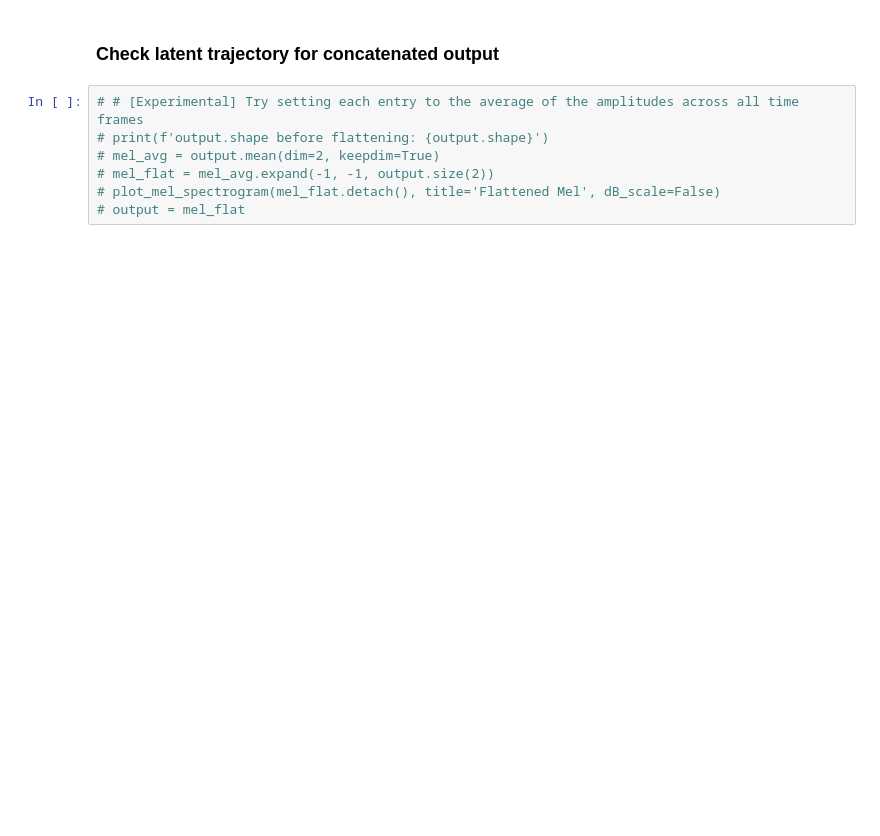
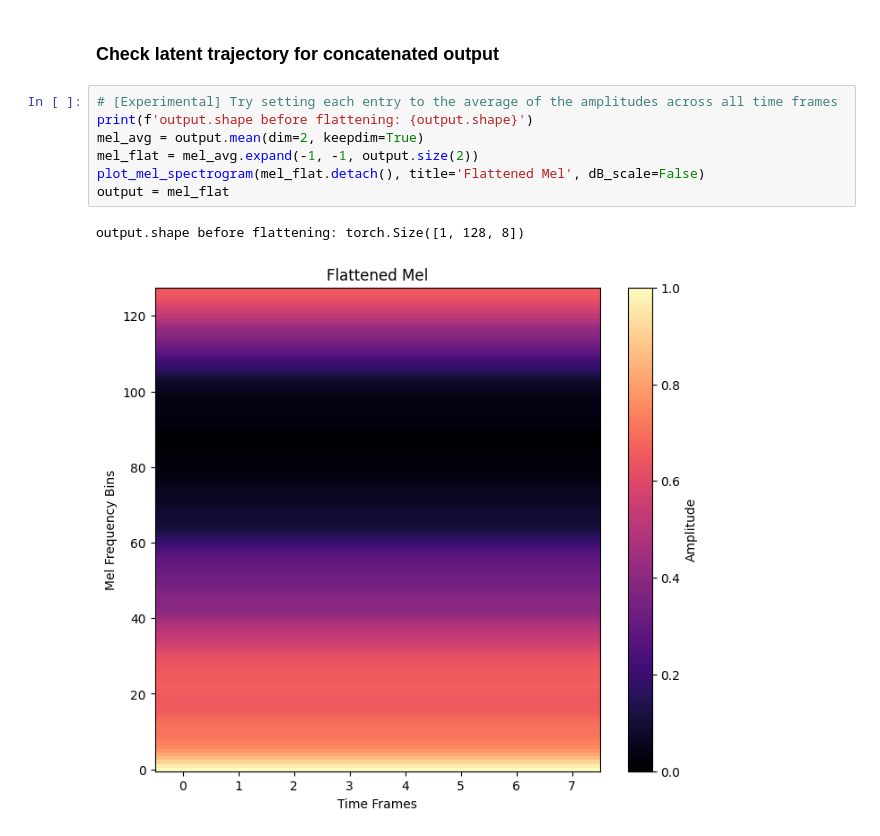
Before and after one commit to lfogarty98/XRAVE, a Jupyter notebook: visualize.ipynb, the cells around one changed output. Cells and saved outputs as stored; diff of their text form; blank space fills up the shorter version.

```diff
--- a/visualize.ipynb
+++ b/visualize.ipynb
@@ -211,9 +207,12 @@ step:  199 activation:  tensor(5.0333, grad_fn=<MeanBackward1>) cos_sim:  tensor
 # %% [markdown]
 ### Check latent trajectory for concatenated output
 # %%
-# # [Experimental] Try setting each entry to the average of the amplitudes across all time frames
-# print(f'output.shape before flattening: {output.shape}')
-# mel_avg = output.mean(dim=2, keepdim=True)
-# mel_flat = mel_avg.expand(-1, -1, output.size(2))
-# plot_mel_spectrogram(mel_flat.detach(), title='Flattened Mel', dB_scale=False)
-# output = mel_flat
+# [Experimental] Try setting each entry to the average of the amplitudes across all time frames
+print(f'output.shape before flattening: {output.shape}')
+mel_avg = output.mean(dim=2, keepdim=True)
+mel_flat = mel_avg.expand(-1, -1, output.size(2))
+plot_mel_spectrogram(mel_flat.detach(), title='Flattened Mel', dB_scale=False)
+output = mel_flat
+# %% [output]
+output.shape before flattening: torch.Size([1, 128, 8])
+[figure, added]
```
Also changed, not shown: parts of 11 cells of this notebook.
